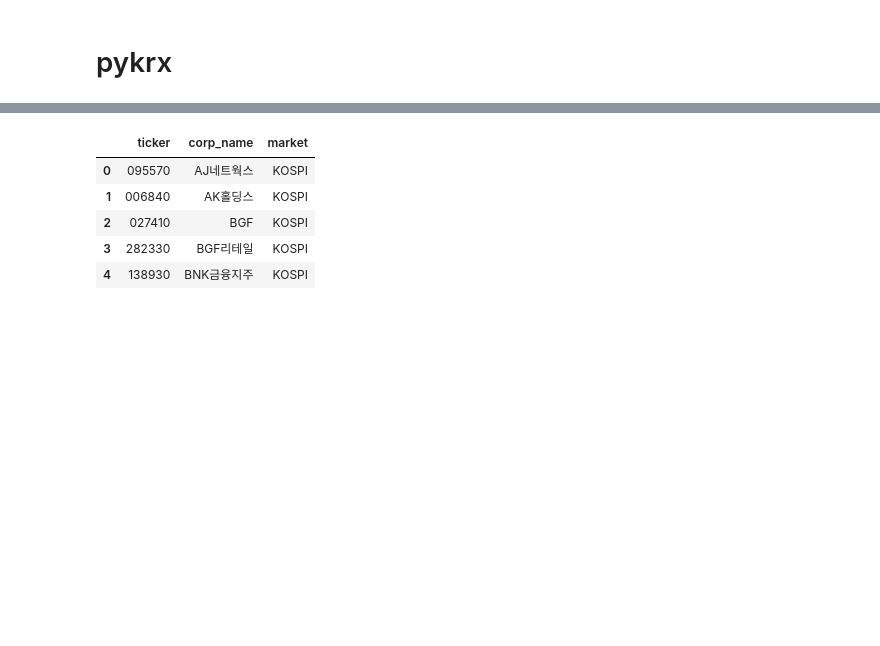
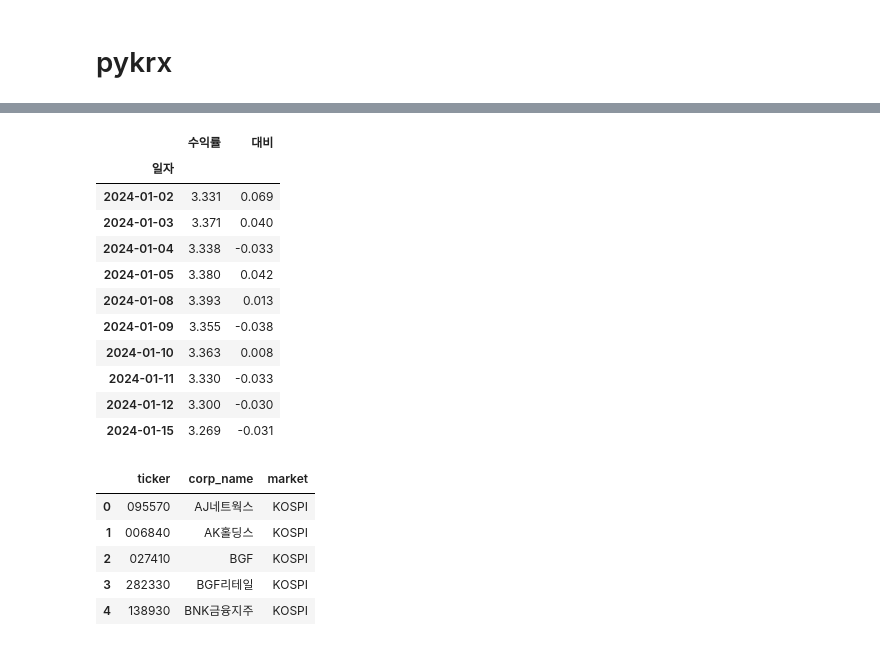
Before and after one commit to HST0077/HYOTC, a Jupyter notebook: volcorr.ipynb, the cells around one changed output, grey strips where cells are left out. Saved outputs shown, nothing was run; the diff lists cells and outputs as text; code cells hidden in the pictures; blank space fills up the shorter version.

```diff
--- a/volcorr.ipynb
+++ b/volcorr.ipynb
@@ -85,3 +103,19 @@ start_date = '20240101'
+# %%
+df = bond.get_otc_treasury_yields(start_date, today_date1, "국고채2년")
+df.head(10)
+# %% [output]
+|  | 수익률 | 대비 |
+| 일자 |  |  |
+| 2024-01-02 | 3.331 | 0.069 |
+| 2024-01-03 | 3.371 | 0.040 |
+| 2024-01-04 | 3.338 | -0.033 |
+| 2024-01-05 | 3.380 | 0.042 |
+| 2024-01-08 | 3.393 | 0.013 |
+| 2024-01-09 | 3.355 | -0.038 |
+| 2024-01-10 | 3.363 | 0.008 |
+| 2024-01-11 | 3.330 | -0.033 |
+| 2024-01-12 | 3.300 | -0.030 |
+| 2024-01-15 | 3.269 | -0.031 |
 # %%
 # krx 종목리스트
 market_list = ['KOSPI', 'KOSDAQ', 'KONEX']
```
Also changed, not shown: parts of 3 cells of this notebook.
